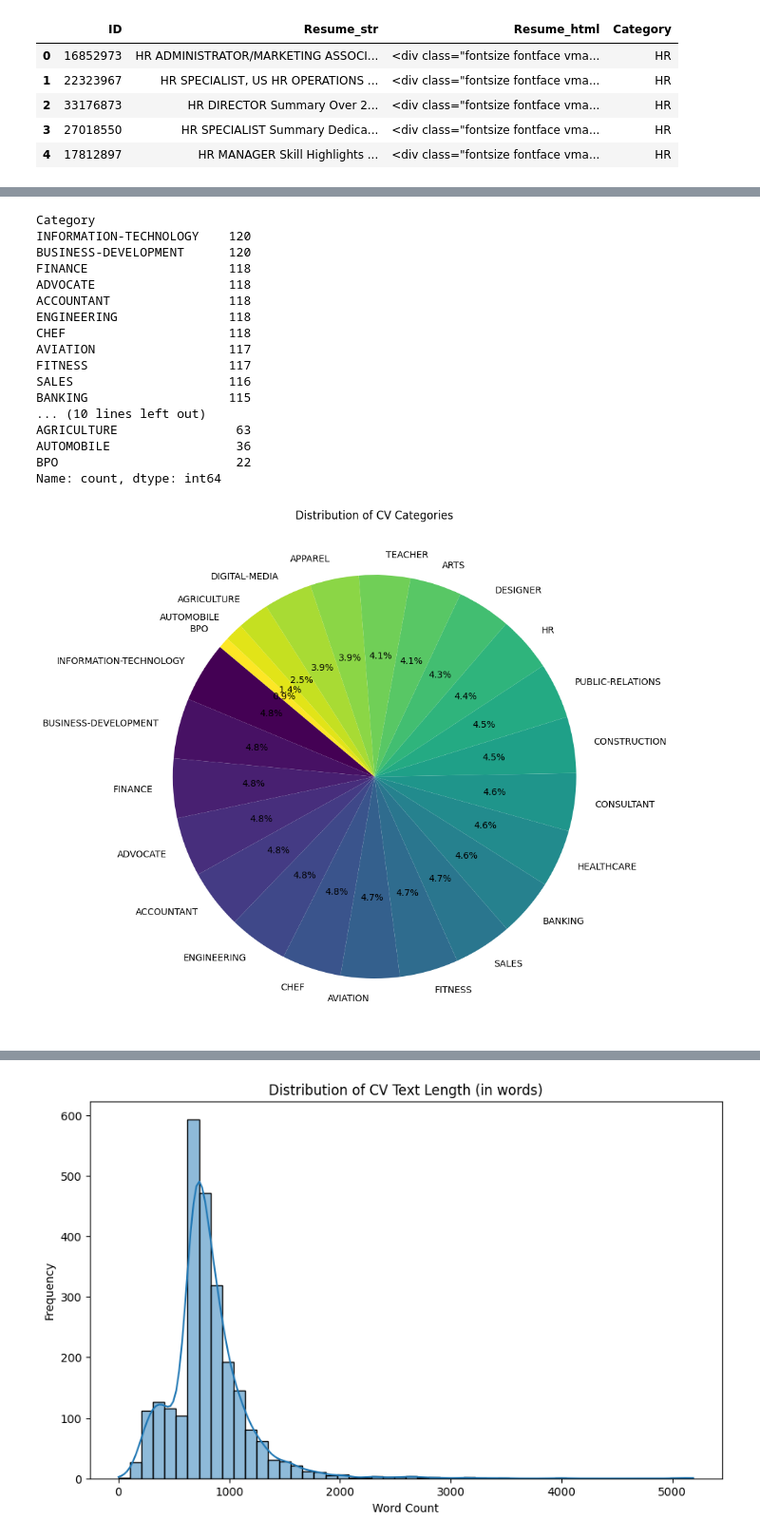
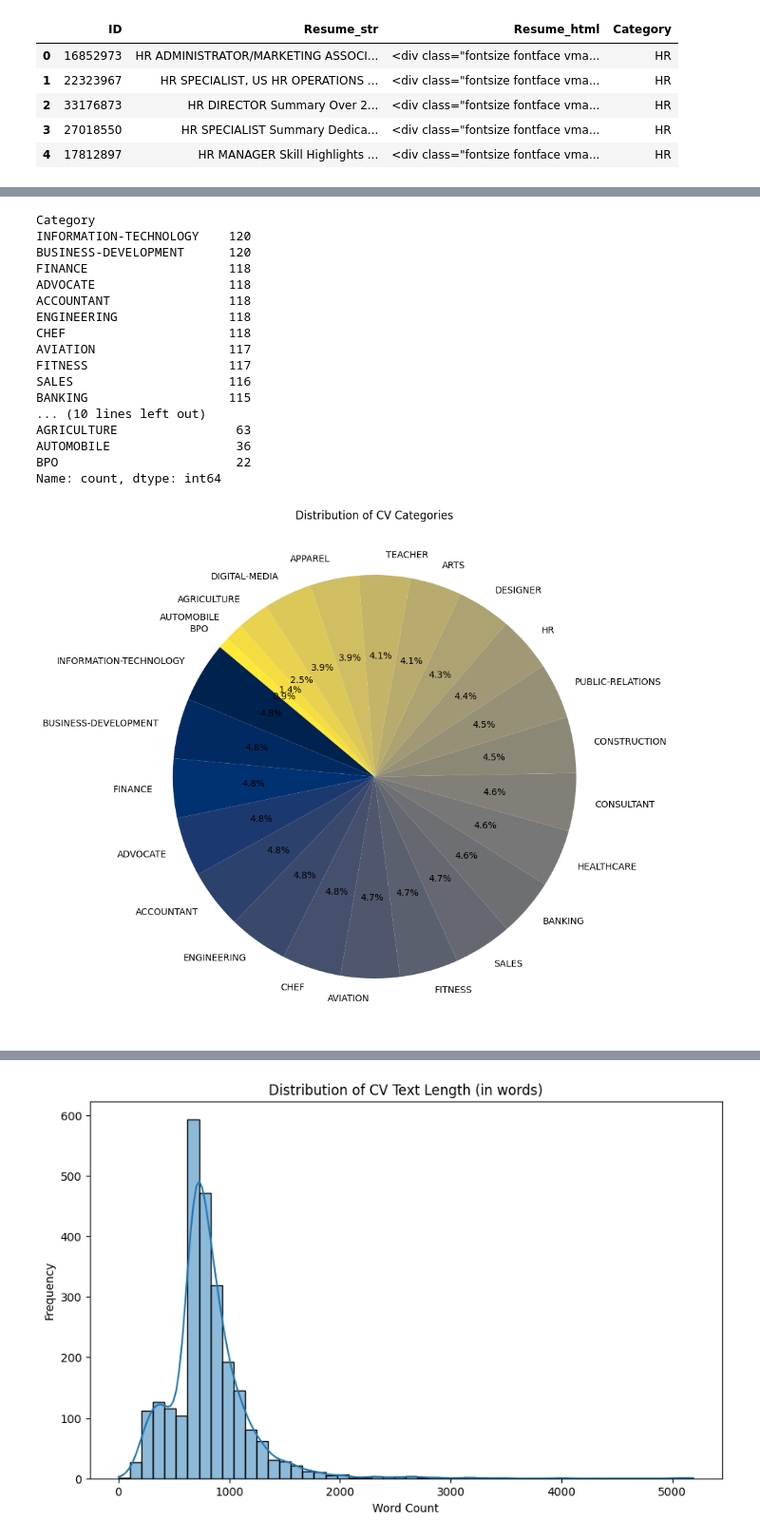
Before and after one commit to jaifm/cv-classification-project, a Jupyter notebook: notebooks/data_exploration.ipynb, the cells around one changed output, grey strips where cells are left out. Shown at 95% size. Saved outputs shown, nothing was run; the diff lists cells and outputs as text; code cells hidden in the pictures.

```diff
--- a/notebooks/data_exploration.ipynb
+++ b/notebooks/data_exploration.ipynb
@@ -62,30 +62,30 @@ dtypes: int64(1), object(3)
 # %%
 # Count how many resumes per category
 category_counts = df["Category"].value_counts()
 print(category_counts)
 
 # Quick pie chart of category distribution with percentages
 plt.figure(figsize=(10, 10))
-category_counts.plot.pie(autopct='%1.1f%%', startangle=140, cmap='viridis', legend=False)
+category_counts.plot.pie(autopct='%1.1f%%', startangle=140, cmap='cividis', legend=False)
 plt.title("Distribution of CV Categories")
 plt.ylabel("")  # Remove the y-label
 plt.show()
 # %% [output]
 Category
 INFORMATION-TECHNOLOGY    120
 BUSINESS-DEVELOPMENT      120
 FINANCE                   118
 ADVOCATE                  118
 ACCOUNTANT                118
 ENGINEERING               118
 CHEF                      118
 AVIATION                  117
 FITNESS                   117
 SALES                     116
 BANKING                   115
 ... (10 lines left out)
 AGRICULTURE                63
 AUTOMOBILE                 36
 BPO                        22
 Name: count, dtype: int64
-[figure, old version]
+[figure, new version]
```
Also changed, not shown: parts of 29 cells of this notebook, 6 other files.
